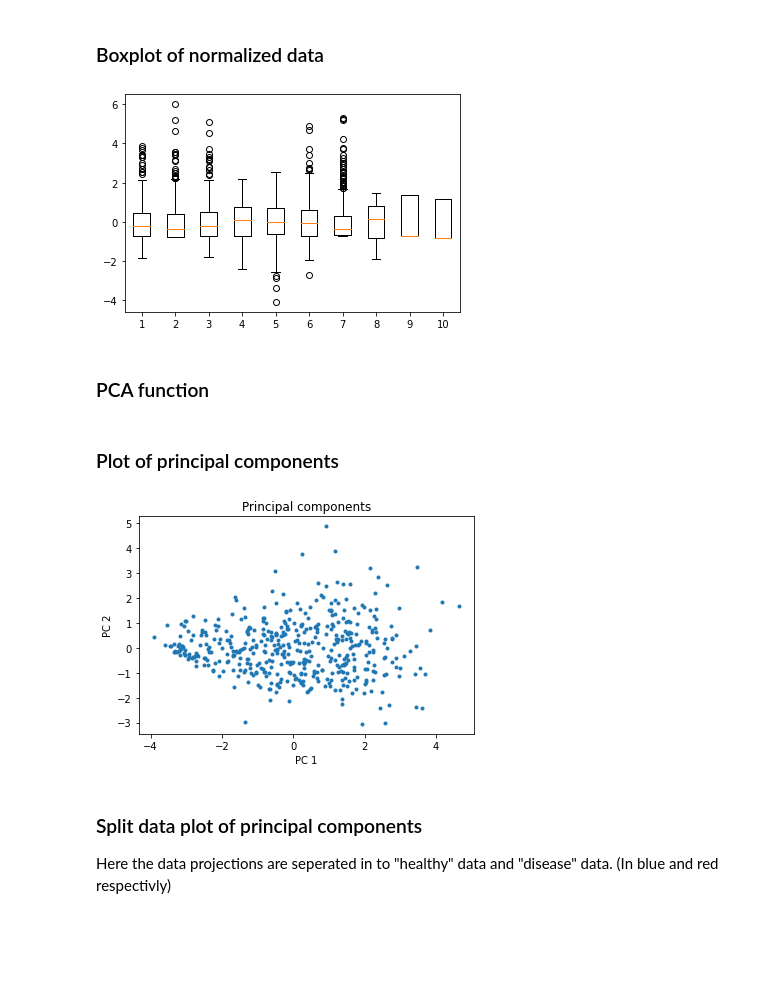
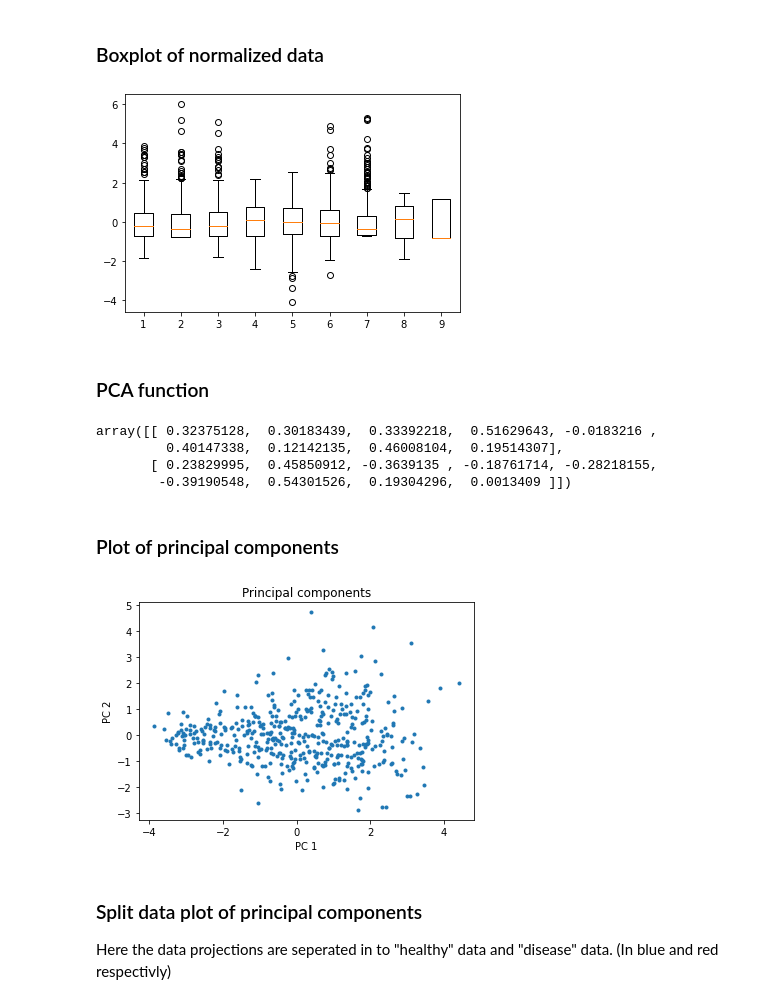
Before and after one commit to jozgu/SourhtAfricaHealthProject, a Jupyter notebook: assignment1.ipynb, the cells around one changed output. Cells and saved outputs as stored; diff of their text form; code cells hidden in the pictures; blank space fills up the shorter version.

```diff
--- a/assignment1.ipynb
+++ b/assignment1.ipynb
@@ -67,18 +67,18 @@ plt.show()
 # %% [markdown]
 ### Boxplot of normalized data
 # %%
-cont_cols = ['sbp', 'tobacco', 'ldl', 'adiposity', 'typea', 'obesity', 'alcohol', 'age', 'chd']
+cont_cols = ['sbp', 'tobacco', 'ldl', 'adiposity', 'typea', 'obesity', 'alcohol', 'age']
 cont_data = pd.DataFrame([file[col] for col in cont_cols]).T
 famhist = [1 if val == 'Present' else 0 for val in file['famhist']]
 cont_data['famhist'] = famhist
 cont_data = pd.DataFrame(zscore(cont_data, ddof=1))
 cont_cols.append('famhist')
 cont_data.columns = cont_cols
 
 plt.boxplot(cont_data)
 plt.show()
 # %% [output]
-[figure, old version]
+[figure, new version]
 # %% [markdown]
 ### PCA function
 # %%
@@ -88,6 +88,11 @@ pca = PCA(n_components=n_components)
 pcsT = pca.fit_transform(cont_data)
 pcs = [pc for pc in pcsT.T]
 pca.components_
+# %% [output]
+array([[ 0.32375128,  0.30183439,  0.33392218,  0.51629643, -0.0183216 ,
+         0.40147338,  0.12142135,  0.46008104,  0.19514307],
+       [ 0.23829995,  0.45850912, -0.3639135 , -0.18761714, -0.28218155,
+        -0.39190548,  0.54301526,  0.19304296,  0.0013409 ]])
 # %% [markdown]
 ### Plot of principal components
 # %%
@@ -97,7 +102,7 @@ plt.xlabel("PC 1")
 plt.ylabel("PC 2")
 plt.show()
 # %% [output]
-[figure, old version]
+[figure, new version]
 # %% [markdown]
 ### Split data plot of principal components
 Here the data projections are seperated in to "healthy" data and "disease" data. (In blue and red respectivly)
```
Also changed, not shown: parts of 3 cells of this notebook.
